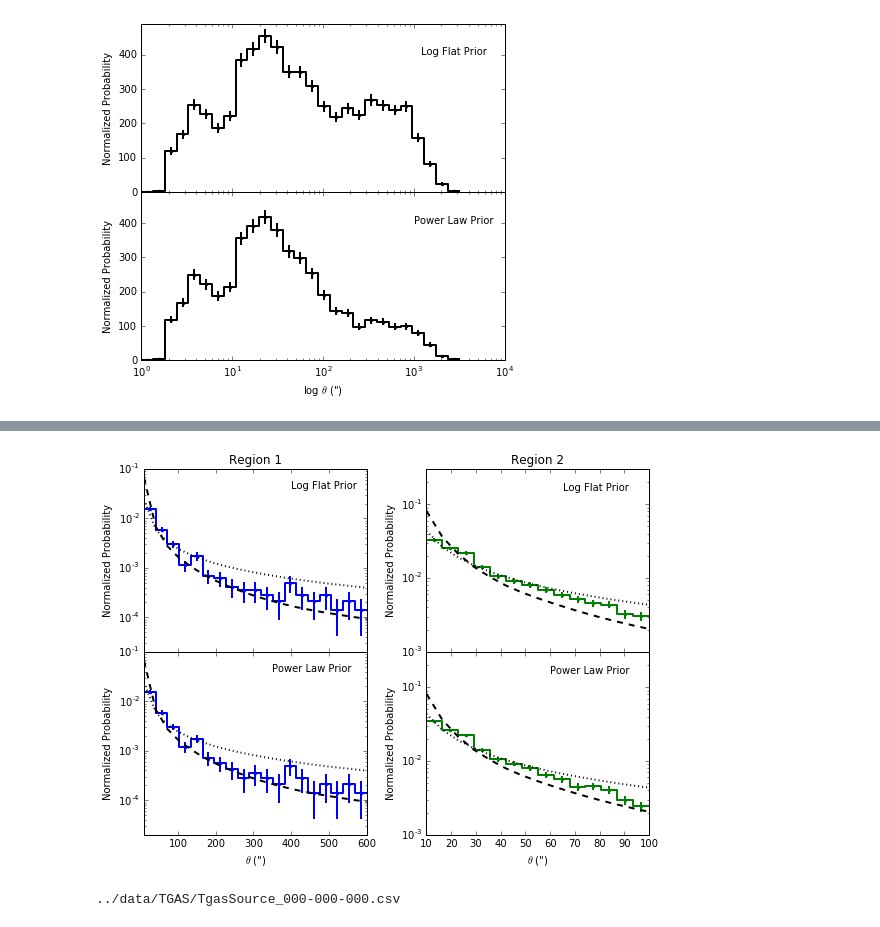
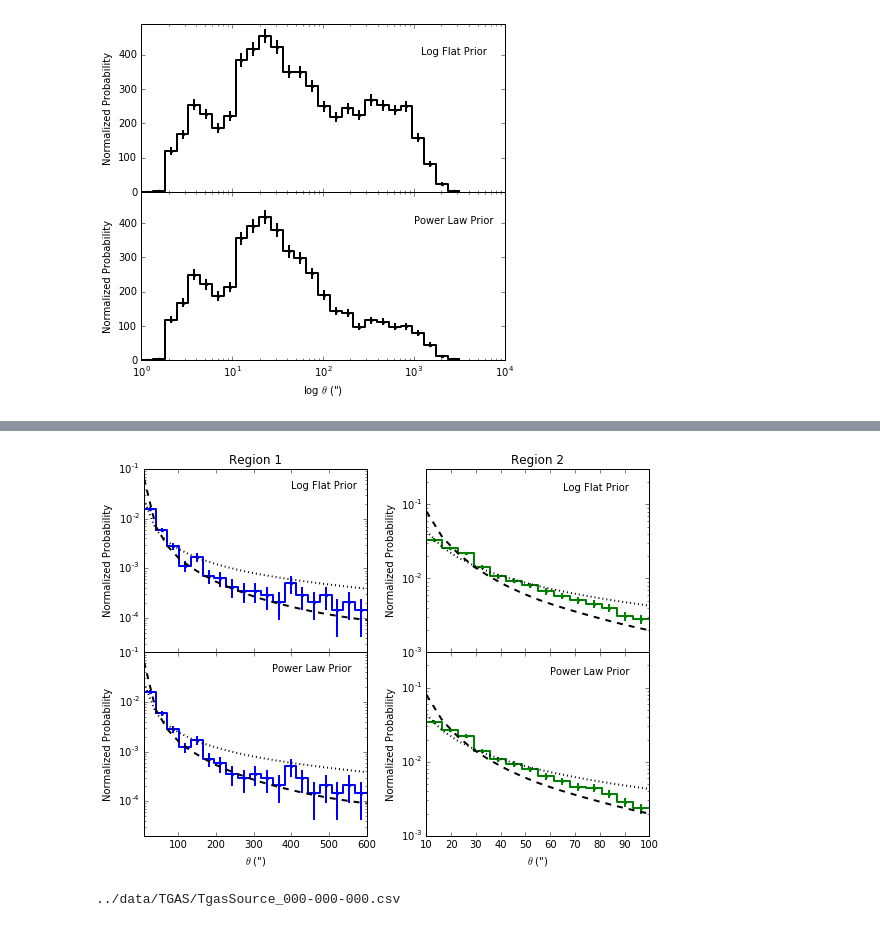
Before and after one commit to astroJeff/gaia_binaries, a Jupyter notebook: notebooks/TGAS_method_compare.ipynb, the cells around one changed output, grey strips where cells are left out. Drawn from its saved outputs; the diff is of its cells as text; code cells hidden in the pictures.

```diff
--- a/notebooks/TGAS_method_compare.ipynb
+++ b/notebooks/TGAS_method_compare.ipynb
@@ -733,0 +620,8 @@ plt.savefig('../figures/TGAS_theta_distribution.pdf')
+# %%
+TGAS_power_law_good = np.load("../data/TGAS/gaia_wide_binaries_TGAS_plx_exponential_a_power_law_cleaned_singles.npy")
+dist_power_law_good = TGAS_power_law_good['distance']
+s_power_law_good = TGAS_power_law_good['proj_sep']
+
+TGAS_log_flat_good = np.load("../data/TGAS/gaia_wide_binaries_TGAS_plx_exponential_a_log_flat_cleaned_singles.npy")
+dist_log_flat_good = TGAS_log_flat_good['distance']
+s_log_flat_good = TGAS_log_flat_good['proj_sep']
@@ -735,7 +746,8 @@ plt.savefig('../figures/TGAS_theta_distribution.pdf')
 fig, ax = plt.subplots(2, 1, figsize=(6, 5.5))
 
 idx = reduce(np.intersect1d,
-             [np.where(dist_log_flat_good < 500.0)[0],
+             [np.where(dist_log_flat_good > 0.0)[0],
+              np.where(dist_log_flat_good < 500.0)[0],
               np.where(s_log_flat_good < 5.0e4)[0],
               np.where(s_log_flat_good > 5.0e3)[0]])
 
@@ -754,7 +766,8 @@ tmp_prob_log_flat_500 = dist_log_flat_500_kde(tmp_dist)
 
 
 idx = reduce(np.intersect1d,
-             [np.where(dist_power_law_good < 500.0)[0],
+             [np.where(dist_power_law_good > 0.0)[0],
+              np.where(dist_power_law_good < 500.0)[0],
               np.where(s_power_law_good < 5.0e4)[0],
               np.where(s_power_law_good > 5.0e3)[0]])
 
@@ -905,7 +918,8 @@ binwidth = (tmp_theta[1]-tmp_theta[0])
 # Power law sample #
 # Our pairs
 idx = reduce(np.intersect1d,
-             [np.where(dist_power_law_good < 100.0)[0],
+             [np.where(dist_power_law_good > 0.0)[0],
+              np.where(dist_power_law_good < 100.0)[0],
               np.where(TGAS_power_law_good['theta'] < 600.0)[0],
               np.where(TGAS_power_law_good['theta'] > 10.0)[0]])
 vals, bins = np.histogram(TGAS_power_law_good['theta'][idx], bins=tmp_theta)
@@ -940,7 +954,8 @@ ax[1,0].plot(tmp_theta, P_theta / theta_norm, color='k', linestyle='dotted', lin
 # Log flat sample #
 # Our pairs
 idx = reduce(np.intersect1d,
-             [np.where(dist_log_flat_good < 100.0)[0],
+             [np.where(dist_log_flat_good > 0.0)[0],
+              np.where(dist_log_flat_good < 100.0)[0],
               np.where(TGAS_log_flat_good['theta'] < 600.0)[0],
               np.where(TGAS_log_flat_good['theta'] > 10.0)[0]])
 vals, bins = np.histogram(TGAS_log_flat_good['theta'][idx], bins=tmp_theta)
@@ -995,7 +1010,8 @@ binwidth = (tmp_theta[1]-tmp_theta[0])
 # Power law sample #
 # Our pairs
 idx = reduce(np.intersect1d,
-             [np.where(dist_power_law_good < 500.0)[0],
+             [np.where(dist_power_law_good > 0.0)[0],
+              np.where(dist_power_law_good < 500.0)[0],
               np.where(TGAS_power_law_good['theta'] < 100.0)[0],
               np.where(TGAS_power_law_good['theta'] > 10.0)[0]])
 vals, bins = np.histogram(TGAS_power_law_good['theta'][idx], bins=tmp_theta)
@@ -1026,7 +1042,8 @@ ax[1,1].plot(tmp_theta, P_theta / theta_norm, color='k', linestyle='dotted', lin
 # Log flat sample #
 # Our pairs
 idx = reduce(np.intersect1d,
-             [np.where(dist_log_flat_good < 500.0)[0],
+             [np.where(dist_log_flat_good > 0.0)[0],
+              np.where(dist_log_flat_good < 500.0)[0],
               np.where(TGAS_log_flat_good['theta'] < 100.0)[0],
               np.where(TGAS_log_flat_good['theta'] > 10.0)[0]])
 vals, bins = np.histogram(TGAS_log_flat_good['theta'][idx], bins=tmp_theta)
@@ -1062,35 +1079,35 @@ for i in np.arange(2):
 
 for i in np.arange(2):
     ax[0,i].set_xticklabels([])
     ax[i,0].set_xlim(10.0, 600.0)
     ax[i,1].set_xlim(10.0, 100.0)
 
 ax[0,0].set_ylim(2.0e-5, 0.1)
 ax[1,0].set_ylim(2.0e-5, 0.1)
 ax[0,1].set_ylim(1.0e-3, 0.3)
 ax[1,1].set_ylim(1.0e-3, 0.3)
 
 ax[1,0].set_xlabel(r'$\theta$ (")')
 ax[1,1].set_xlabel(r'$\theta$ (")')
 
 ax[0,0].set_title('Region 1')
 ax[0,1].set_title('Region 2')
 
 
 ax[0,0].text(400.0, 0.04, "Log Flat Prior")
 ax[1,0].text(350.0, 0.04, "Power Law Prior")
 ax[0,1].text(65.0, 0.15, "Log Flat Prior")
 ax[1,1].text(60.0, 0.15, "Power Law Prior")
 
 
 
 
 plt.tight_layout()
 plt.subplots_adjust(hspace=0)
 plt.savefig('../figures/TGAS_theta_dist.pdf')
-#plt.show()
+# plt.show()
 # %% [output]
-[figure, old version]
+[figure, new version]
 # %%
 # Read in sample from TGAS table
 dtype = [('ID','<i8'),('tyc','S11'),('hip','<i8'),('ra','<f8'),('dec','<f8'),('mu_ra','<f8'),('mu_dec','<f8'), \
```
Also changed, not shown: parts of 4 cells of this notebook, 1 other file.
